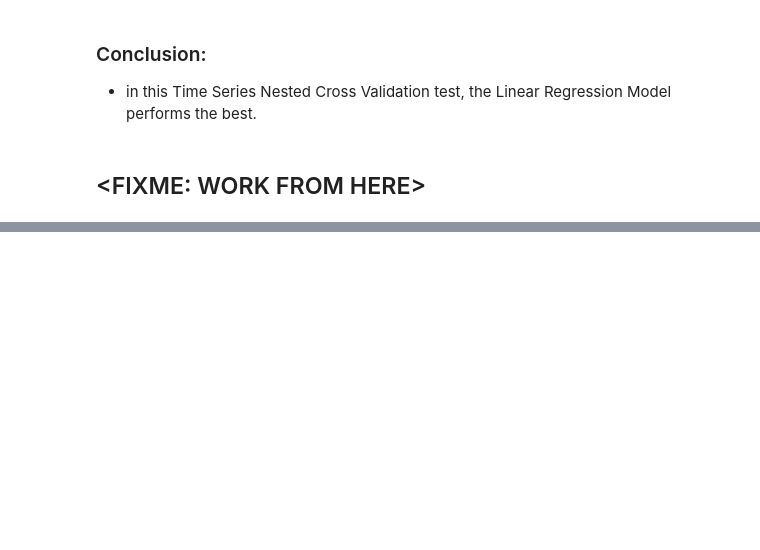
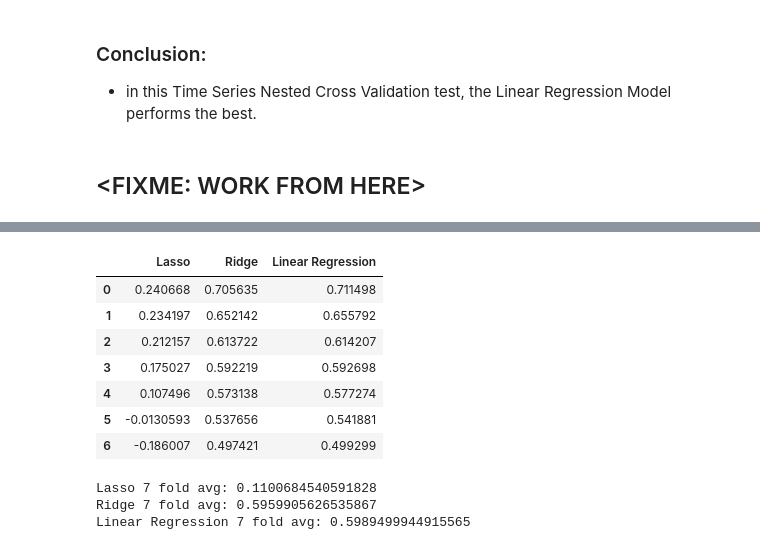
Before and after one commit to rceid/ML_Covid, a Jupyter notebook: scripts/model_fitting.ipynb, the cells around one changed output, grey strips where cells are left out. Drawn from its saved outputs; the diff is of its cells as text; code cells hidden in the pictures; blank space fills up the shorter version.

```diff
--- a/scripts/model_fitting.ipynb
+++ b/scripts/model_fitting.ipynb
@@ -407,0 +521,27 @@ spain.to_pickle("../data/predictions_log_spain.pkl")
+# %%
+# summarizing time seried nested Cross Validation:
+
+metrics_r2 = pd.DataFrame(columns=['Lasso','Ridge','Linear Regression'])
+for i, mkey in enumerate(results):
+    for key in results[mkey]:
+        metrics_r2.loc[i,key] = results[mkey][key][4]
+metrics_r2
+# %% [output]
+|  | Lasso | Ridge | Linear Regression |
+| 0 | 0.240668 | 0.705635 | 0.711498 |
+| 1 | 0.234197 | 0.652142 | 0.655792 |
+| 2 | 0.212157 | 0.613722 | 0.614207 |
+| 3 | 0.175027 | 0.592219 | 0.592698 |
+| 4 | 0.107496 | 0.573138 | 0.577274 |
+| 5 | -0.0130593 | 0.537656 | 0.541881 |
+| 6 | -0.186007 | 0.497421 | 0.499299 |
+# %%
+# finding averages across all folds
+
+print("Lasso 7 fold avg:", metrics_r2['Lasso'].mean())
+print("Ridge 7 fold avg:", metrics_r2['Ridge'].mean())
+print("Linear Regression 7 fold avg:", metrics_r2['Linear Regression'].mean() )
+# %% [output]
+Lasso 7 fold avg: 0.1100684540591828
+Ridge 7 fold avg: 0.5959905626535867
+Linear Regression 7 fold avg: 0.5989499944915565
```
Also changed, not shown: parts of 30 cells of this notebook, 5 other files.
